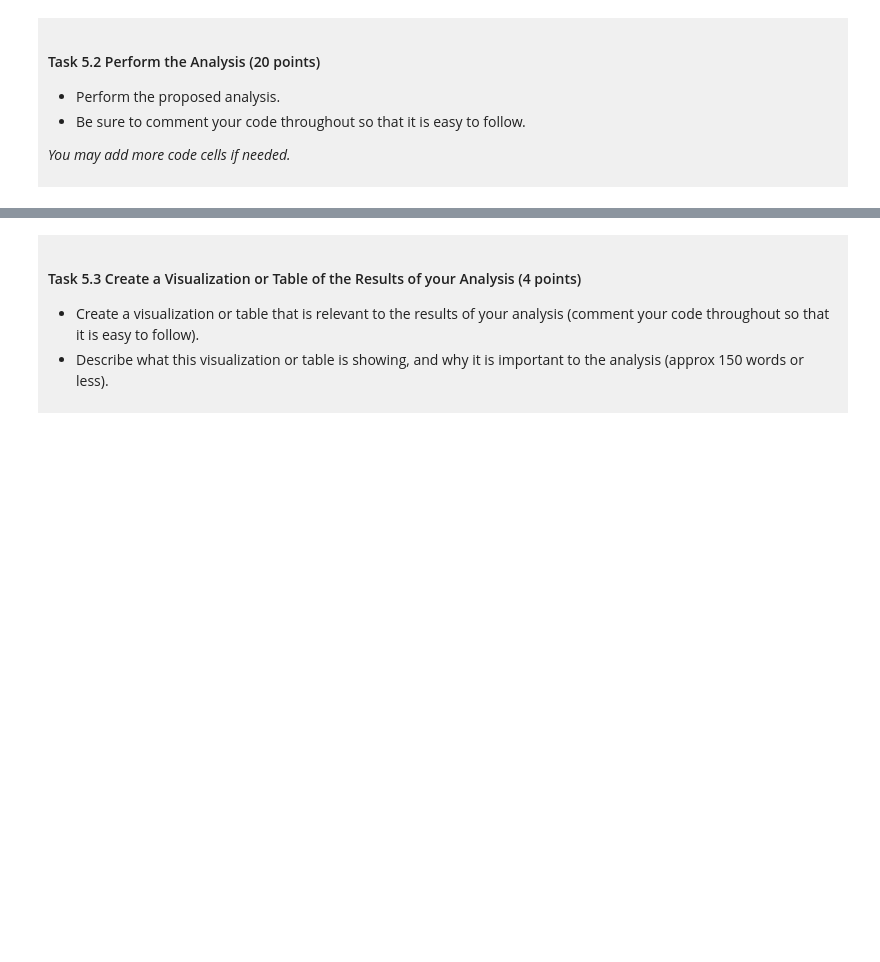
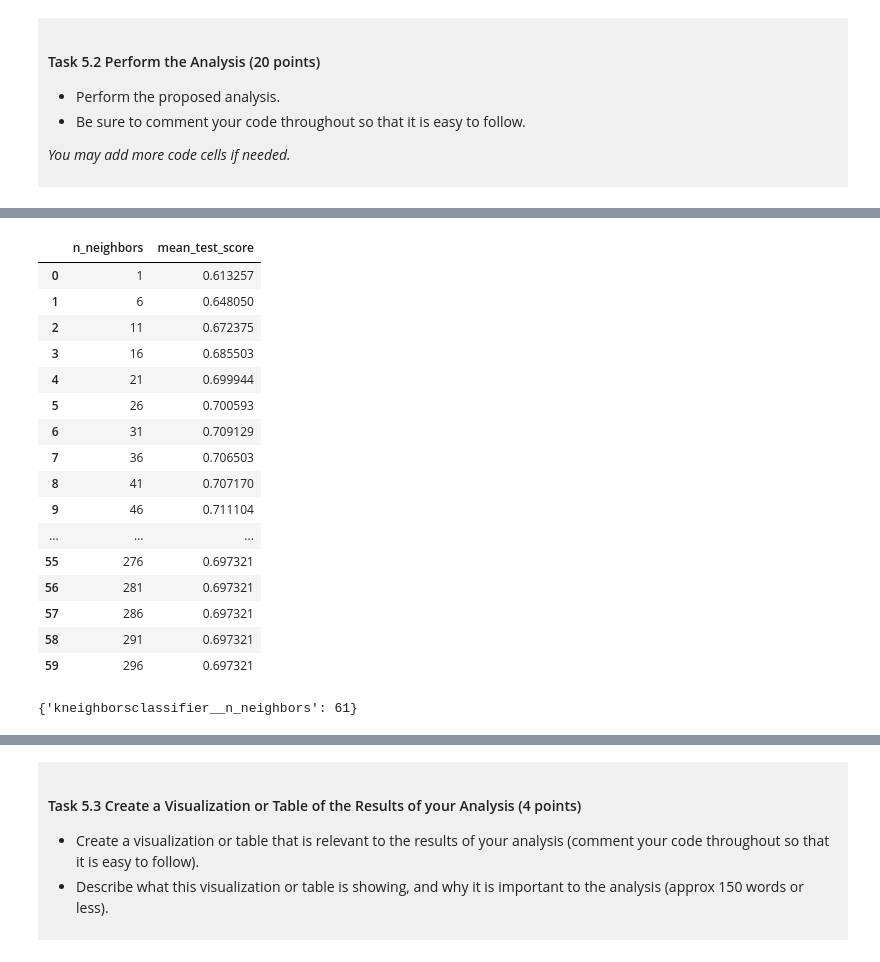
Before and after one commit to Miranda-9/dsci-100-project-shuhan, a Jupyter notebook: dsci-100-project-notebook.ipynb, the cells around one changed output, grey strips where cells are left out. Saved outputs shown, nothing was run; the diff lists cells and outputs as text; code cells hidden in the pictures; blank space fills up the shorter version.

```diff
--- a/dsci-100-project-notebook.ipynb
+++ b/dsci-100-project-notebook.ipynb
@@ -451,0 +520,34 @@ This is a *draft*, we require a commit at this stage but it does not need to be
+# %%
+#store the cross-validation results
+accuracies_grid = (
+    accuracies_grid[[
+        'param_kneighborsclassifier__n_neighbors',
+        'mean_test_score'
+    ]].rename(columns={
+        'param_kneighborsclassifier__n_neighbors':'n_neighbors'
+    })
+)
+accuracies_grid
+# %% [output]
+|  | n_neighbors | mean_test_score |
+| 0 | 1 | 0.613257 |
+| 1 | 6 | 0.648050 |
+| 2 | 11 | 0.672375 |
+| 3 | 16 | 0.685503 |
+| 4 | 21 | 0.699944 |
+| 5 | 26 | 0.700593 |
+| 6 | 31 | 0.709129 |
+| 7 | 36 | 0.706503 |
+| 8 | 41 | 0.707170 |
+| 9 | 46 | 0.711104 |
+| ... | ... | ... |
+| 55 | 276 | 0.697321 |
+| 56 | 281 | 0.697321 |
+| 57 | 286 | 0.697321 |
+| 58 | 291 | 0.697321 |
+| 59 | 296 | 0.697321 |
+# %%
+#find the best number of neighbors
+basketball_grid.best_params_
+# %% [output]
+{'kneighborsclassifier__n_neighbors': 61}
```
Also changed, not shown: parts of 12 cells of this notebook.
